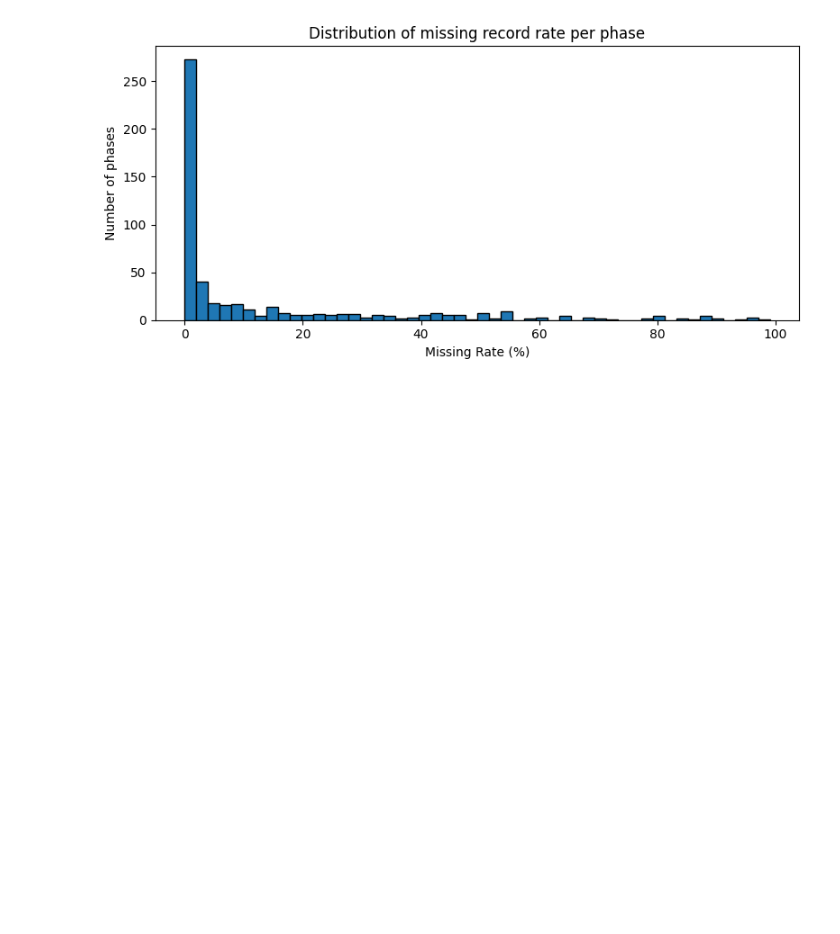
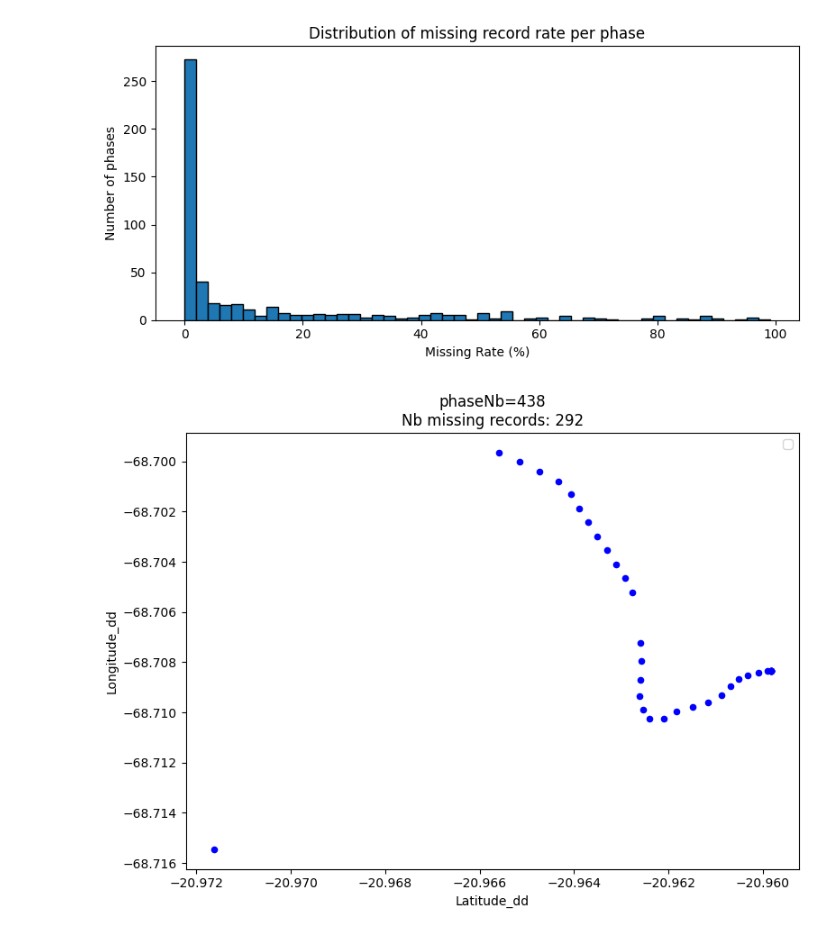
Before and after one commit to Nathan7128/ProjetMichelin, a Jupyter notebook: na_values_analysis/missing_records.ipynb, the cells around one changed output. Saved outputs shown, nothing was run; the diff lists cells and outputs as text; code cells hidden in the pictures; blank space fills up the shorter version.

Commit message:
Missing Records Plotting Loop

```diff
--- a/na_values_analysis/missing_records.ipynb
+++ b/na_values_analysis/missing_records.ipynb
@@ -72,7 +72,7 @@ phaseNb
 Name: nb_missing_records, Length: 364, dtype: float64
 # %%
 # Nombre total de records par phase
-phase_nb_df = pd.DataFrame(df.groupby("phaseNb").size(), columns=["NbRecords"])
+phase_nb_df = pd.DataFrame(df.groupby("phaseNb", as_index=True).size(), columns=["NbRecords"])
 
 # Ajout du nombre de records manquants par phase
 phase_nb_df["NbMissingRecords"] = missing_records_grouped
@@ -106,3 +106,27 @@ plt.tight_layout()
 plt.show()
 # %% [output]
 [figure]
+# %%
+sorted_phase_nb_df = phase_nb_df.sort_values(by="MissingRate (%)", ascending=False)
+
+from IPython.display import clear_output
+
+phases = sorted_phase_nb_df.index.tolist()
+
+for i, phase_nb in enumerate(phases):
+    clear_output(wait=True)
+    plt.close('all')
+    df_sample = df[df["phaseNb"] == phase_nb]
+    nb_missing_records = sorted_phase_nb_df.loc[phase_nb, "NbMissingRecords"]
+    fig, ax = plt.subplots(figsize=(8,6))
+    ax.scatter(df_sample['Latitude_dd'], df_sample['Longitude_dd'], s=20, c="blue")
+    ax.set_title(f"phaseNb={int(phase_nb)}\nNb missing records: {nb_missing_records}")
+    ax.set_xlabel("Latitude_dd")
+    ax.set_ylabel("Longitude_dd")
+    ax.legend()
+    plt.tight_layout()
+    plt.show()
+    if i < len(phases)-1:
+        input("Press enter for the next phase...")
+# %% [output]
+[figure, added]
```
Also changed, not shown: 3 other files.
